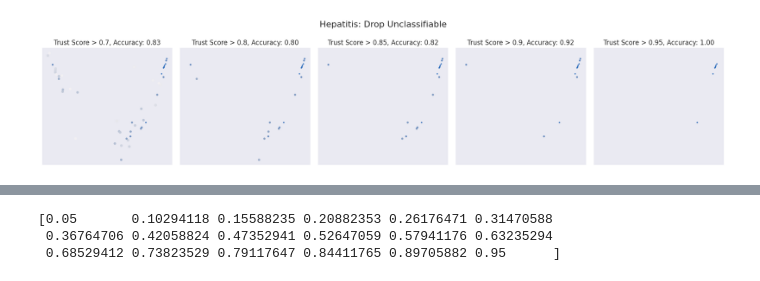
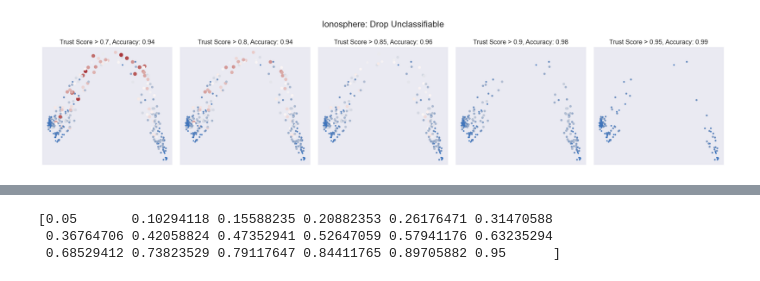
Before and after one commit to jakerhodes/RF-GAP-Python, a Jupyter notebook: trust_score_plots.ipynb, the cells around one changed output, grey strips where cells are left out. Cells and saved outputs as stored; diff of their text form; code cells hidden in the pictures.

```diff
--- a/trust_score_plots.ipynb
+++ b/trust_score_plots.ipynb
@@ -12,8 +12,7 @@ from sklearn.model_selection import train_test_split
 from sklearn.preprocessing import MinMaxScaler
 # %%
 # Read in and prepare the data
-
-data_name = 'hepatitis'
+data_name = 'ionosphere'
 save_figs = False
 
 
@@ -320,32 +256,32 @@ color_palette = sns.color_palette('vlag', as_cmap = True)
 # Define size and colormap outside the loop
 size = reverse_scale(full_trust_scores)
 colormap = reverse_scale(full_trust_scores)
-hue_norm = (int(np.min(colormap)), int(np.quantile(colormap, 0.97)))
+hue_norm = (int(np.min(colormap)), int(np.quantile(colormap, 0.99)))
 
 for i, ax in enumerate(axes.ravel()):
 
     q = qs[i]
     idx_temp = full_trust_scores > q
     oob_preds = np.argmax(rffull.oob_decision_function_, axis = 1)[idx_temp]
 
     sns.scatterplot(ax = ax, x = emb[idx_temp, 0], y = emb[idx_temp, 1],
                     hue = colormap[idx_temp],
                     hue_norm = hue_norm,
                     size = size[idx_temp],
                     sizes = (5, 50),
                     size_norm = hue_norm,
                     palette = color_palette,
                     legend = False,
                     edgecolor = None)  # Disable legend for each subplot
 
     ax.set_title(f'Trust Score > {q}, Accuracy: {np.mean(y[idx_temp] == oob_preds):.2f}')
     ax.set_xticks([])
     ax.set_yticks([])
 
 fig.suptitle(str.title(data_name) + ': Drop Unclassifiable', fontsize=16)
 
 plt.tight_layout()
 if save_figs:
     plt.savefig('./figures/' + data_name + '_trust_scores_sequence.pdf')
 # %% [output]
-[figure, old version]
+[figure, new version]
```
Also changed, not shown: parts of 15 cells of this notebook, 33 other files.
